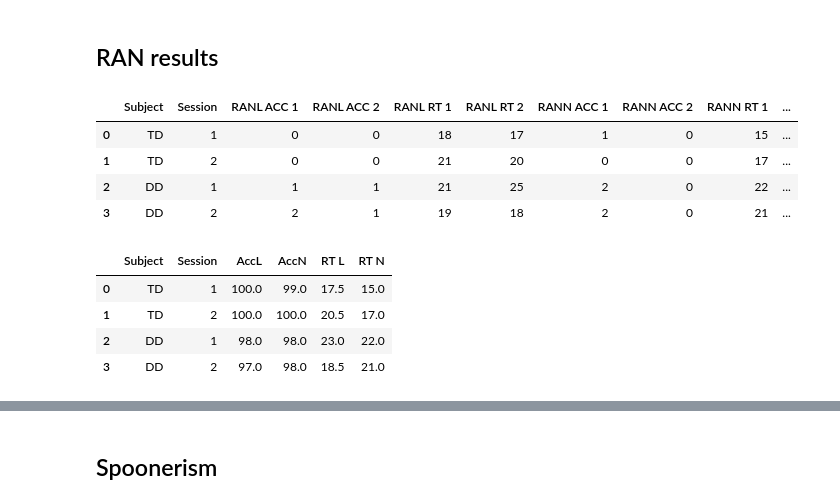
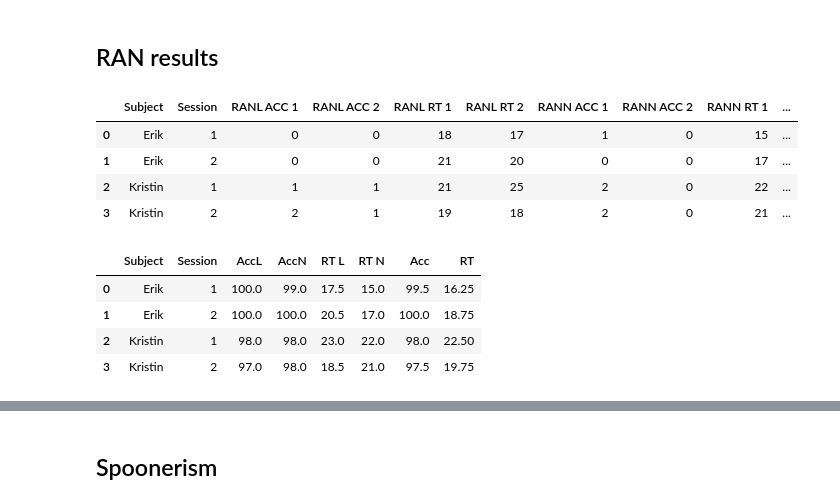
Before and after one commit to cristinarainich/DDCS, a Jupyter notebook: Results_presentation.ipynb, the cells around one changed output, grey strips where cells are left out. Saved outputs shown, nothing was run; the diff lists cells and outputs as text; code cells hidden in the pictures.

```diff
--- a/Results_presentation.ipynb
+++ b/Results_presentation.ipynb
@@ -22,11 +70,12 @@ sns.set()
 ## RAN results
 # %%
 # PUT THE VALUES BELOW
-# Group, session, RANletters Acc 1, RANletters Acc 2, RANletters RT 1, RANletters RT 2, RANnumbers Acc 1, RANnumbers Acc 2, RANnumbers RT 1, RANnumbers RT 2
-raw1 = ['TD', 1, 0, 0, 18, 17, 1, 0, 15, 13]
-raw2 = ['TD', 2, 0, 0, 21, 20, 0, 0, 17, 18]
-raw3 = ['DD', 1, 1, 1, 21, 25, 2, 0, 22, 21]
-raw4 = ['DD', 2, 2, 1, 19, 18, 2, 0, 21, 19]
+# Group, session, RANletters Acc 1, RANletters Acc 2, RANletters RT 1, RANletters RT 2
+# RANnumbers Acc 1, RANnumbers Acc 2, RANnumbers RT 1, RANnumbers RT 2
+raw1 = ['Erik', 1, 0, 0, 18, 17, 1, 0, 15, 13] # stimulation
+raw2 = ['Erik', 2, 0, 0, 21, 20, 0, 0, 17, 18] # sham
+raw3 = ['Kristin', 1, 1, 1, 21, 25, 2, 0, 22, 21] # stimulation
+raw4 = ['Kristin', 2, 2, 1, 19, 18, 2, 0, 21, 19] # sham
 
 rows = []
 rows.append(raw1)
@@ -41,19 +90,22 @@ df['AccL'] = 100 - df[['RANL ACC 1', 'RANL ACC 2']].mean(axis=1) * 100/50
 df['AccN'] = 100 - df[['RANN ACC 1', 'RANN ACC 2']].mean(axis=1) * 100/50
 df['RT L'] = df[['RANL RT 1', 'RANL RT 2']].mean(axis=1)
 df['RT N'] = df[['RANN RT 1', 'RANN RT 1']].mean(axis=1)
+# %%
+df['Genauigkeit'] = df[['AccL', 'AccN']].mean(axis=1)
+df['Reaktionszeit'] = df[['RT L', 'RT N']].mean(axis=1)
 # %%
 df
 # %% [output]
 |  | Subject | Session | RANL ACC 1 | RANL ACC 2 | RANL RT 1 | RANL RT 2 | RANN ACC 1 | RANN ACC 2 | RANN RT 1 | ... |
-| 0 | TD | 1 | 0 | 0 | 18 | 17 | 1 | 0 | 15 | ... |
-| 1 | TD | 2 | 0 | 0 | 21 | 20 | 0 | 0 | 17 | ... |
-| 2 | DD | 1 | 1 | 1 | 21 | 25 | 2 | 0 | 22 | ... |
-| 3 | DD | 2 | 2 | 1 | 19 | 18 | 2 | 0 | 21 | ... |
+| 0 | Erik | 1 | 0 | 0 | 18 | 17 | 1 | 0 | 15 | ... |
+| 1 | Erik | 2 | 0 | 0 | 21 | 20 | 0 | 0 | 17 | ... |
+| 2 | Kristin | 1 | 1 | 1 | 21 | 25 | 2 | 0 | 22 | ... |
+| 3 | Kristin | 2 | 2 | 1 | 19 | 18 | 2 | 0 | 21 | ... |
 # %%
-df[['Subject', 'Session', 'AccL', 'AccN', 'RT L', 'RT N']]
+df[['Subject', 'Session', 'AccL', 'AccN', 'RT L', 'RT N', 'Acc', 'RT']]
 # %% [output]
-|  | Subject | Session | AccL | AccN | RT L | RT N |
-| 0 | TD | 1 | 100.0 | 99.0 | 17.5 | 15.0 |
-| 1 | TD | 2 | 100.0 | 100.0 | 20.5 | 17.0 |
-| 2 | DD | 1 | 98.0 | 98.0 | 23.0 | 22.0 |
-| 3 | DD | 2 | 97.0 | 98.0 | 18.5 | 21.0 |
+|  | Subject | Session | AccL | AccN | RT L | RT N | Acc | RT |
+| 0 | Erik | 1 | 100.0 | 99.0 | 17.5 | 15.0 | 99.5 | 16.25 |
+| 1 | Erik | 2 | 100.0 | 100.0 | 20.5 | 17.0 | 100.0 | 18.75 |
+| 2 | Kristin | 1 | 98.0 | 98.0 | 23.0 | 22.0 | 98.0 | 22.50 |
+| 3 | Kristin | 2 | 97.0 | 98.0 | 18.5 | 21.0 | 97.5 | 19.75 |
```
Also changed, not shown: parts of 24 cells of this notebook.
